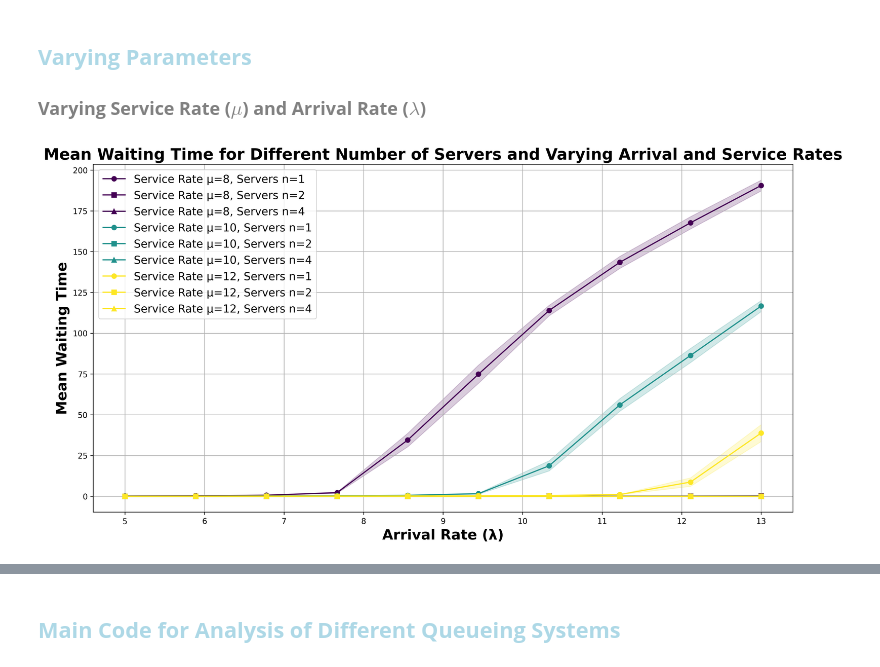
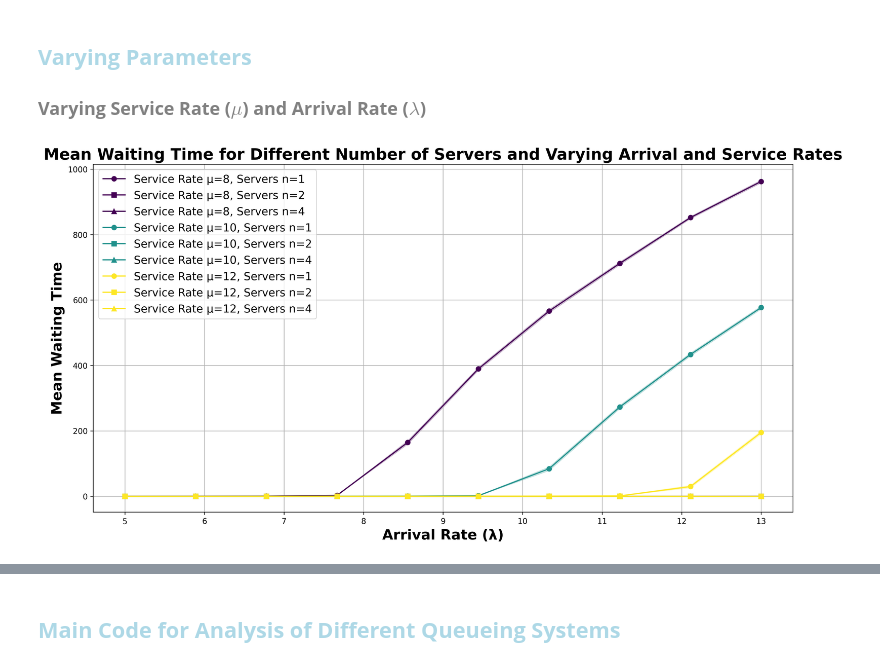
Before and after one commit to BiggusVickus/Stochastic_Simulation, a Jupyter notebook: Assignment 2/DES_assignment2.ipynb, the cells around one changed output, grey strips where cells are left out. Cells and saved outputs as stored; diff of their text form; code cells hidden in the pictures.

```diff
--- a/Assignment 2/DES_assignment2.ipynb
+++ b/Assignment 2/DES_assignment2.ipynb
@@ -64,11 +64,11 @@ import numpy as np
 
 # Parameters
 RANDOM_SEED = 42
-SIM_TIME = 1000
+SIM_TIME = 5000
 NUM_SERVERS = [1, 2, 4]
 ARRIVAL_RATES = np.linspace(5, 13, 10)  # Different arrival rates to experiment with
 SERVICE_RATES = [8, 10, 12]  # Different service rates to experiment with
-NUM_RUNS = 15
+NUM_RUNS = 50
 
 random.seed(RANDOM_SEED)
 
@@ -142,34 +142,34 @@ def plot_results(results):
         plot_data[mu][n_servers].append((lambd, mean_wait, ci_low_wait, ci_upp_wait))
 
     # Plot the results
     plt.figure(figsize=(16, 8), dpi=300)
     markers = ['o', 's', '^']  # Different markers for different number of servers
     colors = plt.cm.viridis(np.linspace(0, 1, len(SERVICE_RATES)))  # Get a colormap range based on the number of service rates
 
     for i, (mu, server_data) in enumerate(plot_data.items()):
         for n_servers, data in server_data.items():
             data.sort()  # Sort the data by arrival rate
             lambdas, mean_waits, ci_lows, ci_upps = zip(*data)
             plt.plot(lambdas, mean_waits, color=colors[i], marker=markers[NUM_SERVERS.index(n_servers)],
                      label=f'Service Rate μ={mu}, Servers n={n_servers}')
 
             # Add diffuse pattern for confidence intervals
             plt.fill_between(lambdas, ci_lows, ci_upps, color=colors[i], alpha=0.2)
 
     plt.xlabel('Arrival Rate (λ)', fontsize=18, fontweight='bold')
     plt.ylabel('Mean Waiting Time', fontsize=18, fontweight='bold')
     plt.title('Mean Waiting Time for Different Number of Servers and Varying Arrival and Service Rates', fontsize=20, fontweight='bold')
     plt.legend(loc='upper left', prop={"size":14})
     plt.grid(True)
     plt.show()
 
 
 # Plotting for M/M/n FIFO
 results = main(NUM_SERVERS, ARRIVAL_RATES, SERVICE_RATES, "M")
 
 plot_results(results)
 # %% [output]
-[figure, old version]
+[figure, new version]
 # %%
 # Parameters
 RANDOM_SEED = 42
```
Also changed, not shown: parts of 6 cells of this notebook.
